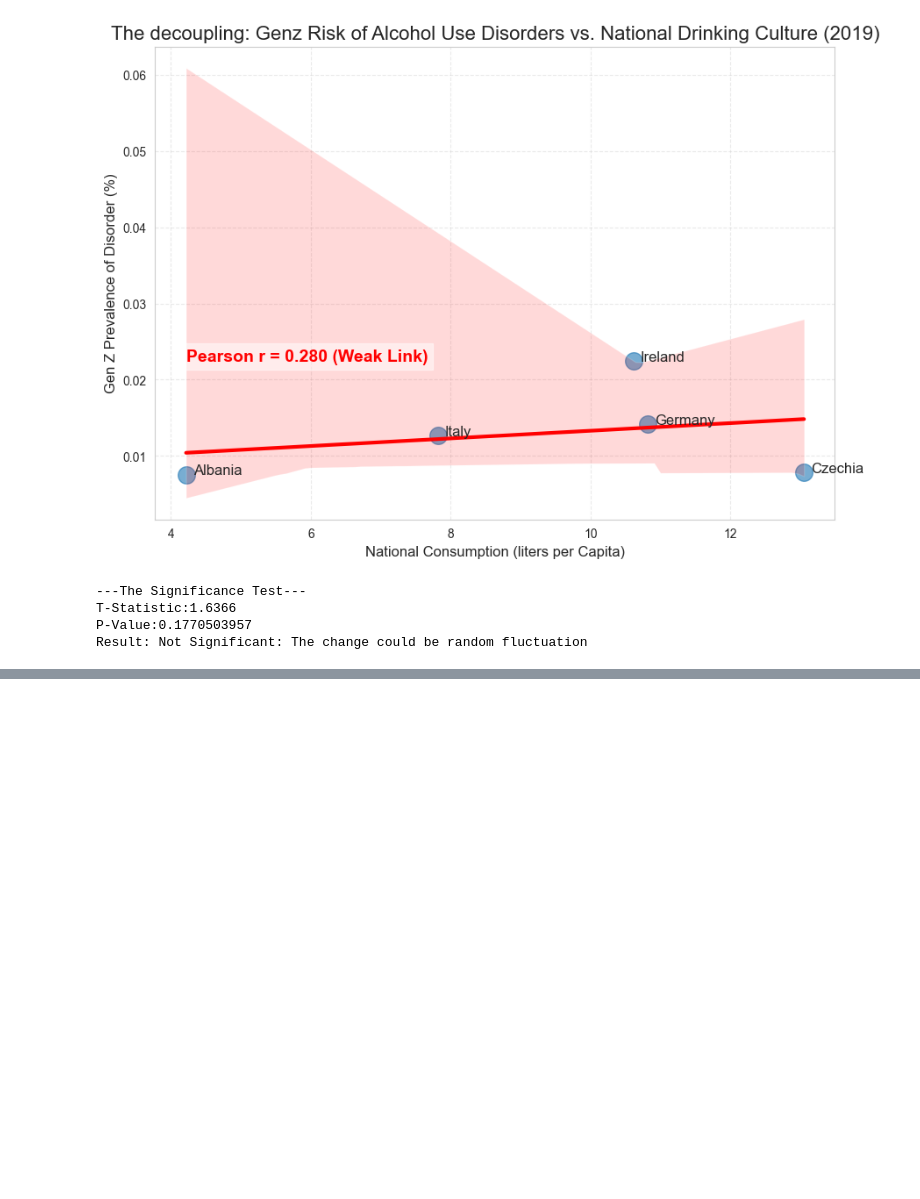
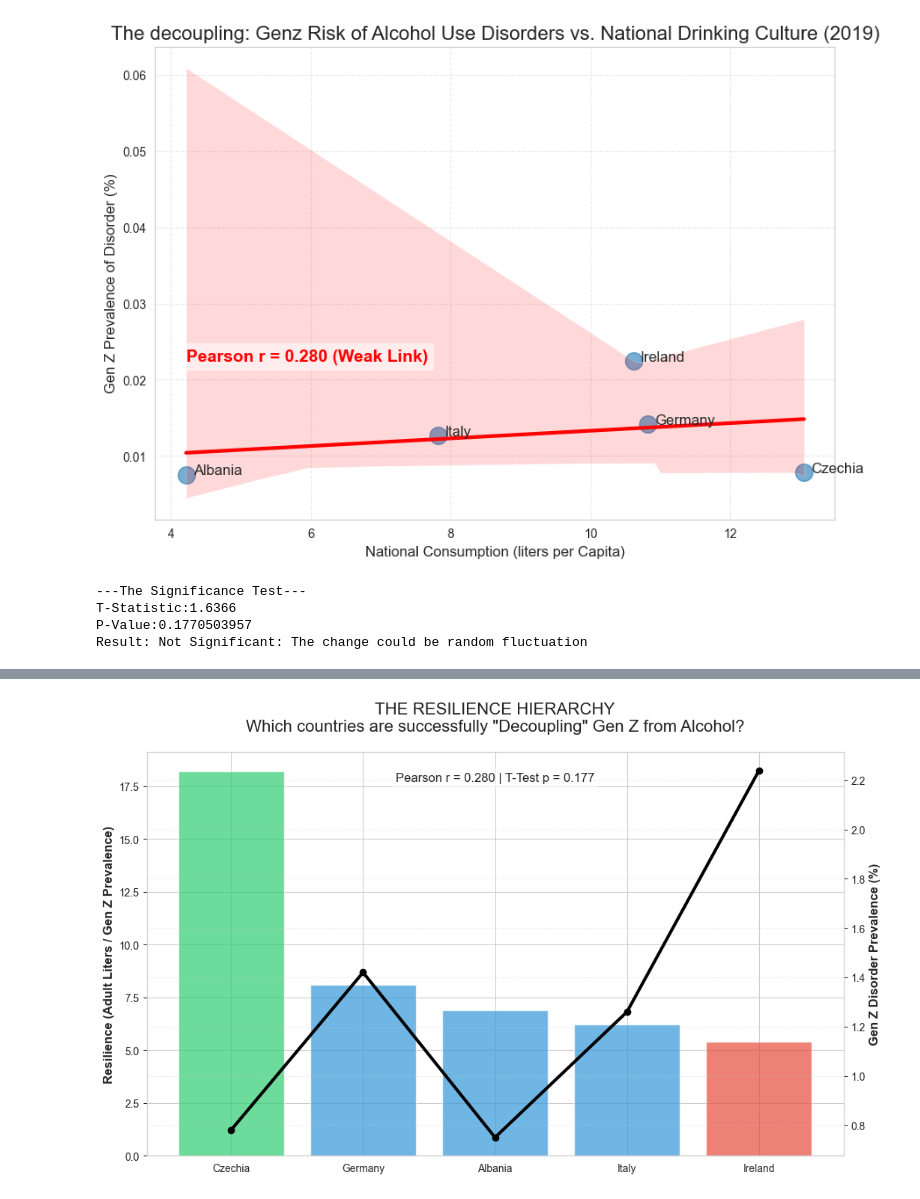
Before and after one commit to justdayane/da-capstone-project-dayane-ernesto, a Jupyter notebook: Ernestos_finds/Exploration_part_2.ipynb, the cells around one changed output, grey strips where cells are left out. Saved outputs shown, nothing was run; the diff lists cells and outputs as text; code cells hidden in the pictures; blank space fills up the shorter version.

Commit message:
resiliance score update

```diff
--- a/Ernestos_finds/Exploration_part_2.ipynb
+++ b/Ernestos_finds/Exploration_part_2.ipynb
@@ -586,0 +607,34 @@ Result: Not Significant: The change could be random fluctuation
+# %%
+# 1. Create the summary data for the final visual
+# (Using the values we calculated in the Resilience Table)
+summary_data = {
+    'Location': ['Czechia', 'Germany', 'Albania', 'Italy', 'Ireland'],
+    'Gen Z Risk (%)': [0.78, 1.42, 0.75, 1.26, 2.24],
+    'Resilience': [18.2, 8.1, 6.9, 6.2, 5.4],
+    'Male_Drop': [-15, -29.3, -5, -5.7, -4.9] # Estimated/Calculated drops
+}
+final_plot_df = pd.DataFrame(summary_data).sort_values('Resilience', ascending=False)
+
+fig, ax1 = plt.subplots(figsize=(12, 7))
+
+# 2. Bar Chart for Resilience (The 'Strength' of the Generation)
+colors = ['#2ecc71' if x > 10 else '#3498db' if x > 6 else '#e74c3c' for x in final_plot_df['Resilience']]
+bars = ax1.bar(final_plot_df['Location'], final_plot_df['Resilience'], color=colors, alpha=0.7, label='Resilience Score')
+
+# 3. Line Chart for Risk (The Actual Outcome)
+ax2 = ax1.twinx()
+ax2.plot(final_plot_df['Location'], final_plot_df['Gen Z Risk (%)'], color='black', marker='o', linewidth=3, label='Gen Z Risk %')
+
+# 4. Styling
+ax1.set_ylabel('Resilience (Adult Liters / Gen Z Prevalence)', fontsize=12, fontweight='bold')
+ax2.set_ylabel('Gen Z Disorder Prevalence (%)', fontsize=12, fontweight='bold')
+plt.title('THE RESILIENCE HIERARCHY\nWhich countries are successfully "Decoupling" Gen Z from Alcohol?', fontsize=16, pad=20)
+
+# Adding the 'p-value' and 'r-value' as a watermark/note
+plt.text(0.5, 0.95, f'Pearson r = 0.280 | T-Test p = 0.177', transform=ax1.transAxes,
+         ha='center', fontsize=12, verticalalignment='top', bbox=dict(boxstyle='round', facecolor='white', alpha=0.5))
+
+plt.grid(axis='y', linestyle='--', alpha=0.3)
+plt.show()
+# %% [output]
+[figure, added]
```
Also changed, not shown: parts of 4 cells of this notebook, 2 other files.
